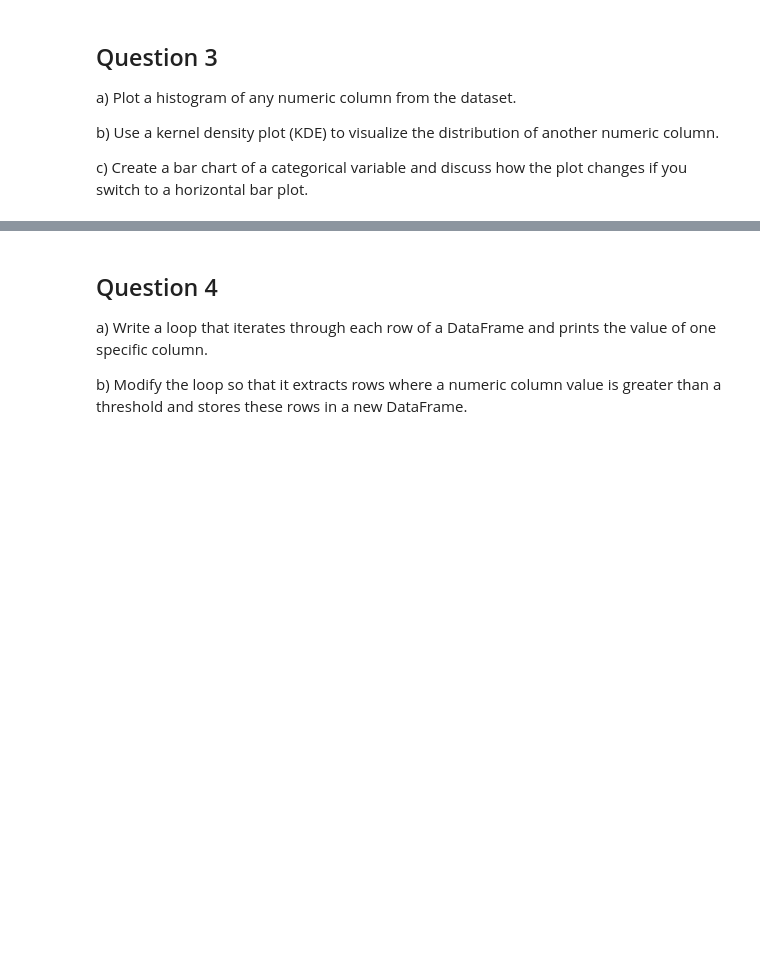
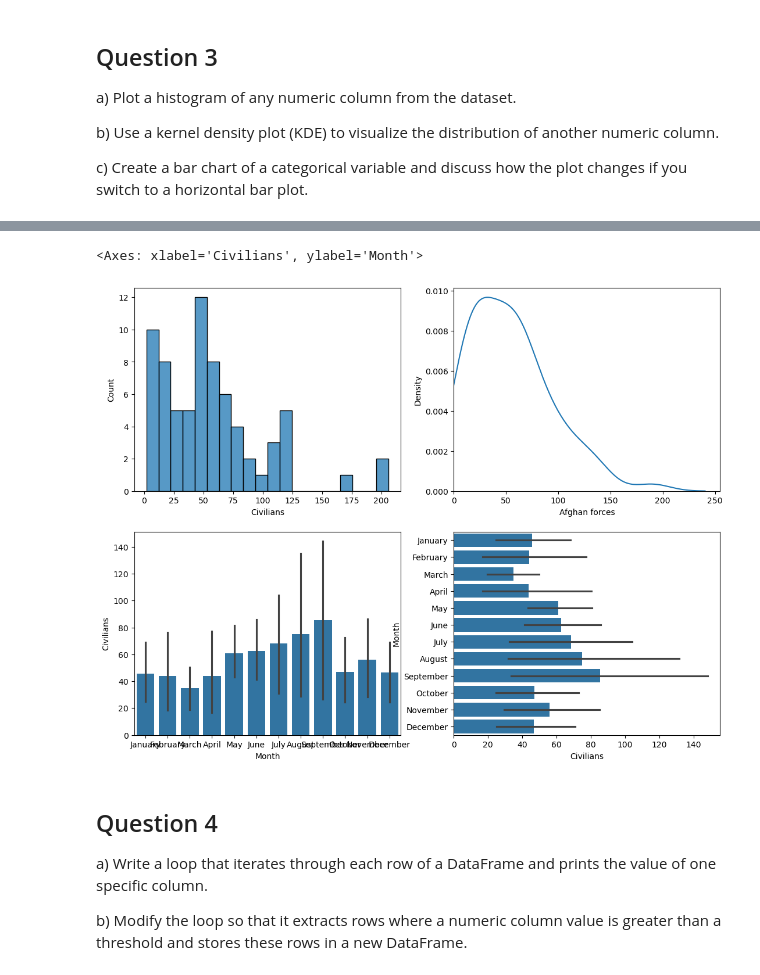
Before and after one commit to AsalMrd/AsalMrd.github.io, a Jupyter notebook: Assignment2.ipynb, the cells around one changed output, grey strips where cells are left out. Saved outputs shown, nothing was run; the diff lists cells and outputs as text; code cells hidden in the pictures; blank space fills up the shorter version.

```diff
--- a/Assignment2.ipynb
+++ b/Assignment2.ipynb
@@ -89,3 +95,12 @@ NameError: name 'axes' is not defined
+# %%
+fig, axes = plt.subplots(2, 2, figsize=(13, 10))
+sns.histplot(data, x="Civilians", binwidth=10, ax=axes[0,0])
+sns.kdeplot(data, x="Afghan forces", ax=axes[0,1]).set(xlim=0)
+sns.barplot(data, x="Month", y="Civilians", ax=axes[1,0]) #.tick_params(axis='x', rotation=30)
+sns.barplot(data, y="Month", x="Civilians", ax=axes[1,1])
+# %% [output]
+<Axes: xlabel='Civilians', ylabel='Month'>
+[figure, added]
 # %% [markdown]
 ## Question 4
 a) Write a loop that iterates through each row of a DataFrame and prints the value of one specific column.
```
Also changed, not shown: parts of 27 cells of this notebook.
